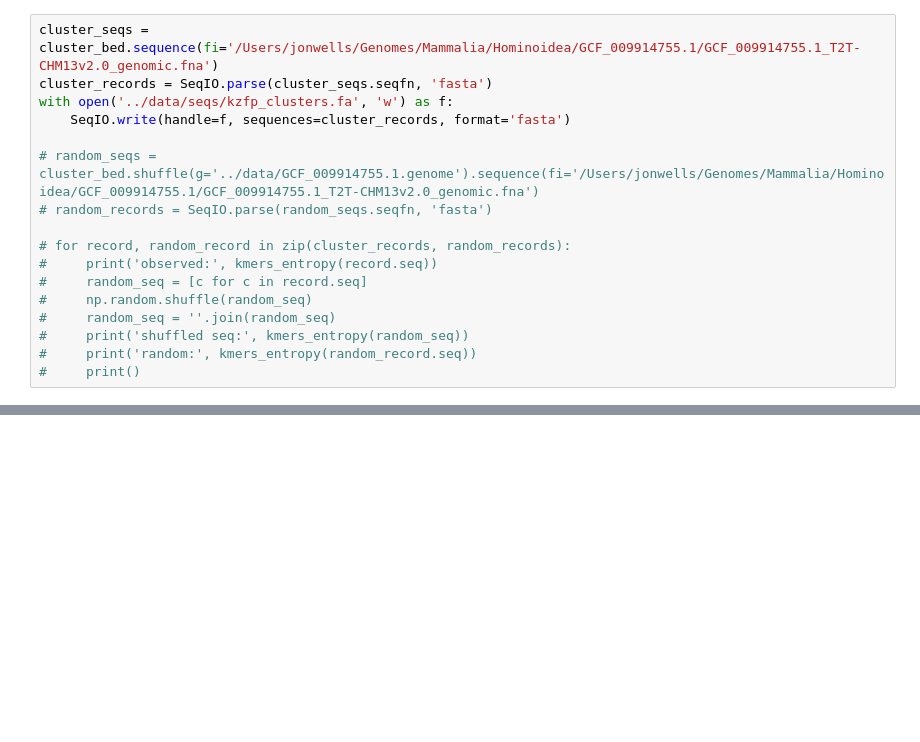
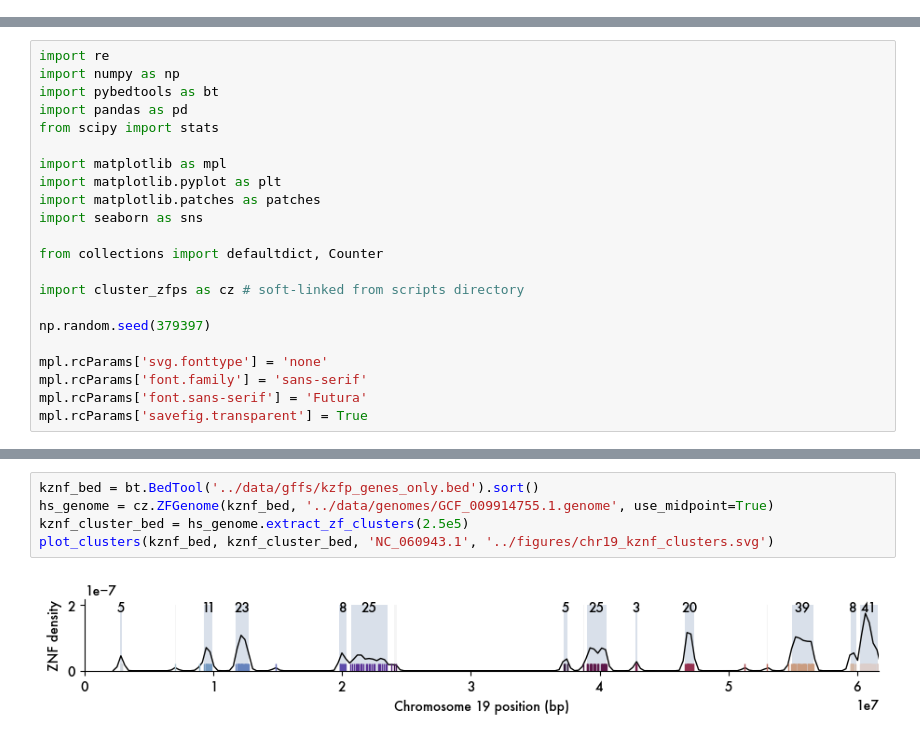
Before and after one commit to jonathan-wells/zinc-finger-grn, a Jupyter notebook: analysis/kzfp_clusters.ipynb, the cells around one changed output, grey strips where cells are left out. Saved outputs shown, nothing was run; the diff lists cells and outputs as text; blank space fills up the shorter version.

```diff
--- a/analysis/kzfp_clusters.ipynb
+++ b/analysis/kzfp_clusters.ipynb
@@ -507,17 +0,0 @@ def kmers_entropy(seq, kmersize=4):
-# %%
-cluster_seqs = cluster_bed.sequence(fi='/Users/jonwells/Genomes/Mammalia/Hominoidea/GCF_009914755.1/GCF_009914755.1_T2T-CHM13v2.0_genomic.fna')
-cluster_records = SeqIO.parse(cluster_seqs.seqfn, 'fasta')
-with open('../data/seqs/kzfp_clusters.fa', 'w') as f:
-    SeqIO.write(handle=f, sequences=cluster_records, format='fasta')
-
-# random_seqs = cluster_bed.shuffle(g='../data/GCF_009914755.1.genome').sequence(fi='/Users/jonwells/Genomes/Mammalia/Hominoidea/GCF_009914755.1/GCF_009914755.1_T2T-CHM13v2.0_genomic.fna')
-# random_records = SeqIO.parse(random_seqs.seqfn, 'fasta')
-
-# for record, random_record in zip(cluster_records, random_records):
-#     print('observed:', kmers_entropy(record.seq))
-#     random_seq = [c for c in record.seq]
-#     np.random.shuffle(random_seq)
-#     random_seq = ''.join(random_seq)
-#     print('shuffled seq:', kmers_entropy(random_seq))
-#     print('random:', kmers_entropy(random_record.seq))
-#     print()
@@ -586,0 +1,22 @@ for c, val in cdict.items():
+# %%
+import re
+import numpy as np
+import pybedtools as bt
+import pandas as pd
+from scipy import stats
+
+import matplotlib as mpl
+import matplotlib.pyplot as plt
+import matplotlib.patches as patches
+import seaborn as sns
+
+from collections import defaultdict, Counter
+
+import cluster_zfps as cz # soft-linked from scripts directory
+
+np.random.seed(379397)
+
+mpl.rcParams['svg.fonttype'] = 'none'
+mpl.rcParams['font.family'] = 'sans-serif'
+mpl.rcParams['font.sans-serif'] = 'Futura'
+mpl.rcParams['savefig.transparent'] = True
@@ -586,0 +75,7 @@ for c, val in cdict.items():
+# %%
+kznf_bed = bt.BedTool('../data/gffs/kzfp_genes_only.bed').sort()
+hs_genome = cz.ZFGenome(kznf_bed, '../data/genomes/GCF_009914755.1.genome', use_midpoint=True)
+kznf_cluster_bed = hs_genome.extract_zf_clusters(2.5e5)
+plot_clusters(kznf_bed, kznf_cluster_bed, 'NC_060943.1', '../figures/chr19_kznf_clusters.svg')
+# %% [output]
+[figure, added]
```
Also changed, not shown: parts of 47 cells of this notebook, 2 other files.
